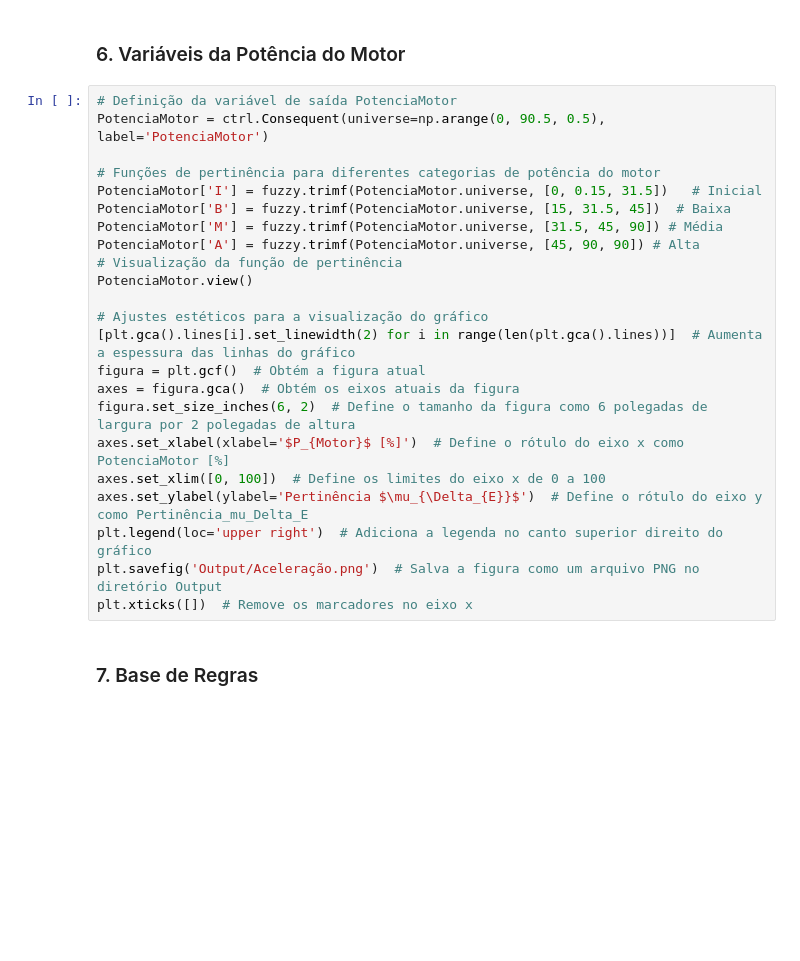
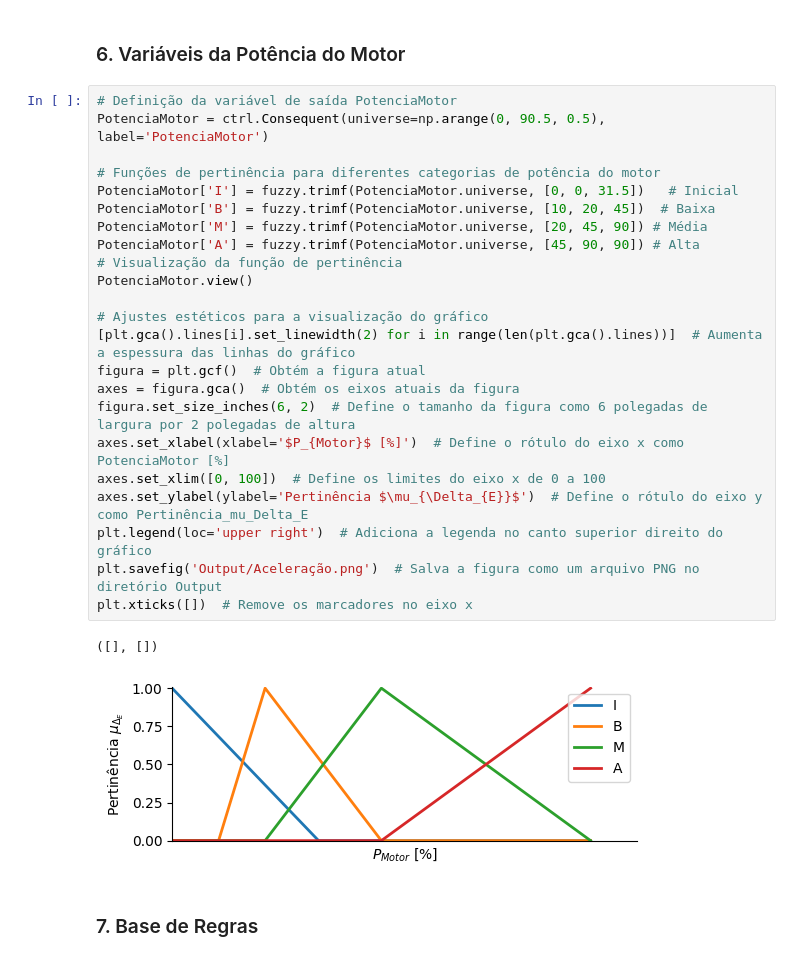
Before and after one commit to MathCarv/TrabalhoFuzzy, a Jupyter notebook: Fuzzy.ipynb, the cells around one changed output. Drawn from its saved outputs; the diff is of its cells as text; blank space fills up the shorter version.

```diff
--- a/Fuzzy.ipynb
+++ b/Fuzzy.ipynb
@@ -172,26 +194,29 @@ plt.xticks([])  # Remove os marcadores no eixo x
 # %%
 # Definição da variável de saída PotenciaMotor
 PotenciaMotor = ctrl.Consequent(universe=np.arange(0, 90.5, 0.5), label='PotenciaMotor')
 
 # Funções de pertinência para diferentes categorias de potência do motor
-PotenciaMotor['I'] = fuzzy.trimf(PotenciaMotor.universe, [0, 0.15, 31.5])   # Inicial
-PotenciaMotor['B'] = fuzzy.trimf(PotenciaMotor.universe, [15, 31.5, 45])  # Baixa
-PotenciaMotor['M'] = fuzzy.trimf(PotenciaMotor.universe, [31.5, 45, 90]) # Média
+PotenciaMotor['I'] = fuzzy.trimf(PotenciaMotor.universe, [0, 0, 31.5])   # Inicial
+PotenciaMotor['B'] = fuzzy.trimf(PotenciaMotor.universe, [10, 20, 45])  # Baixa
+PotenciaMotor['M'] = fuzzy.trimf(PotenciaMotor.universe, [20, 45, 90]) # Média
 PotenciaMotor['A'] = fuzzy.trimf(PotenciaMotor.universe, [45, 90, 90]) # Alta
 # Visualização da função de pertinência
 PotenciaMotor.view()
 
 # Ajustes estéticos para a visualização do gráfico
 [plt.gca().lines[i].set_linewidth(2) for i in range(len(plt.gca().lines))]  # Aumenta a espessura das linhas do gráfico
 figura = plt.gcf()  # Obtém a figura atual
 axes = figura.gca()  # Obtém os eixos atuais da figura
 figura.set_size_inches(6, 2)  # Define o tamanho da figura como 6 polegadas de largura por 2 polegadas de altura
 axes.set_xlabel(xlabel='$P_{Motor}$ [%]')  # Define o rótulo do eixo x como PotenciaMotor [%]
 axes.set_xlim([0, 100])  # Define os limites do eixo x de 0 a 100
 axes.set_ylabel(ylabel='Pertinência $\mu_{\Delta_{E}}$')  # Define o rótulo do eixo y como Pertinência_mu_Delta_E
 plt.legend(loc='upper right')  # Adiciona a legenda no canto superior direito do gráfico
 plt.savefig('Output/Aceleração.png')  # Salva a figura como um arquivo PNG no diretório Output
 plt.xticks([])  # Remove os marcadores no eixo x
+# %% [output]
+([], [])
+[figure, added]
 # %% [markdown]
 ### 7. Base de Regras
 # %%
```
Also changed, not shown: parts of 8 cells of this notebook, 4 other files.
